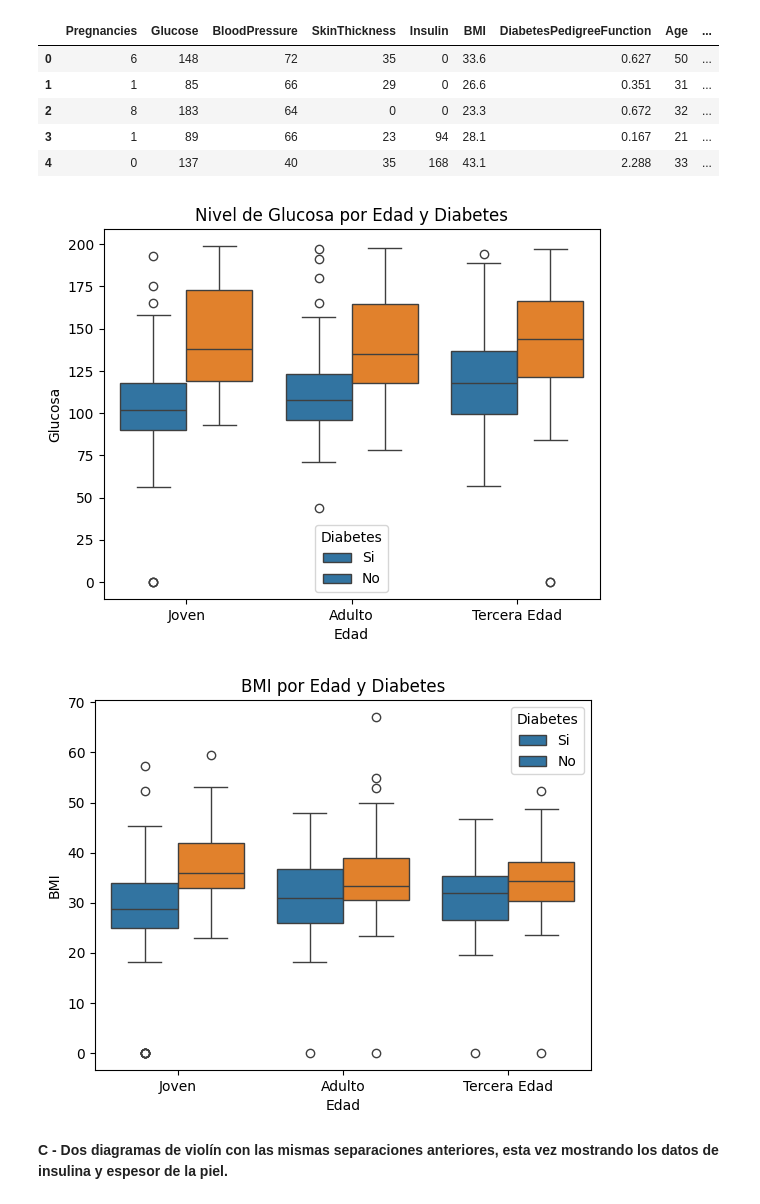
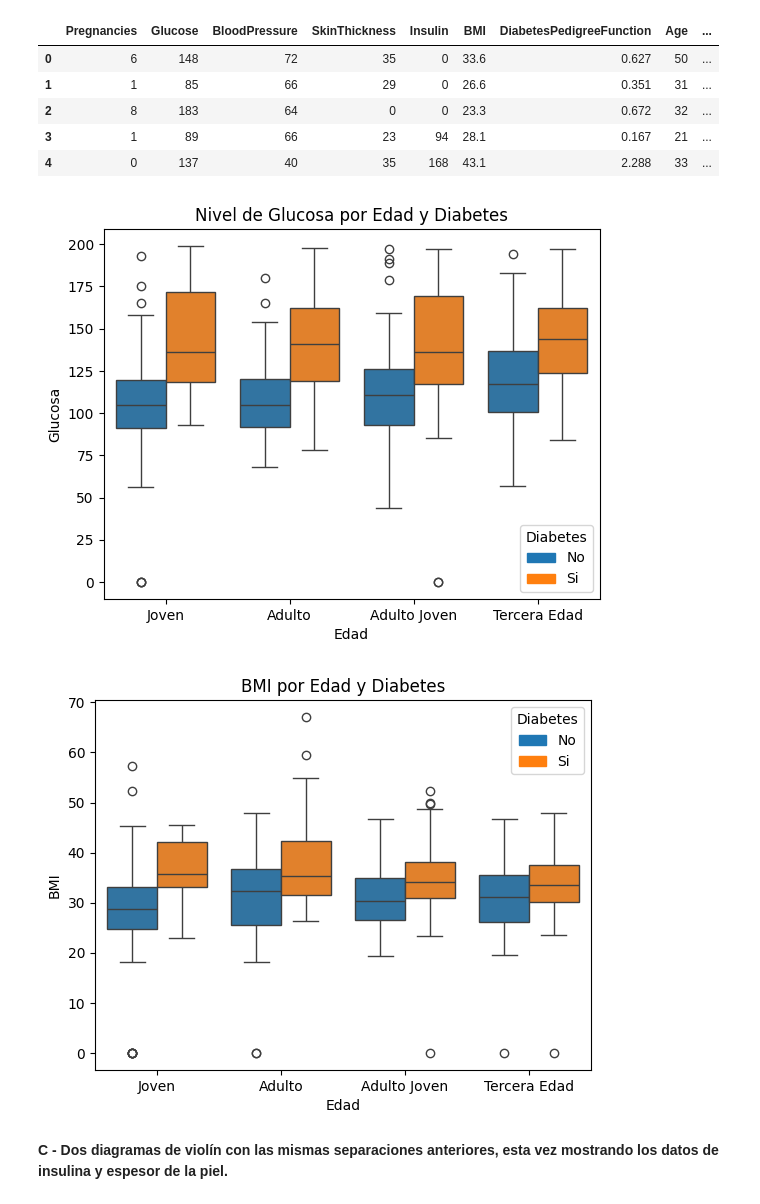
Before and after one commit to geeklogbook/utilities, a Jupyter notebook: python/mgds/1.3_dataviz/W4/Test2.ipynb, the cells around one changed output. Cells and saved outputs as stored; diff of their text form; code cells hidden in the pictures.

```diff
--- a/python/mgds/1.3_dataviz/W4/Test.ipynb
+++ b/python/mgds/1.3_dataviz/W4/Test2.ipynb
@@ -40,7 +41,7 @@ plt.show()
 # %% [markdown]
 **B - Dos diagramas de caja, donde se separan los pacientes en cuartiles según su edad y según si tienen o no diabetes, midiendo su nivel de glucosa y BMI (IMC).**
 # %%
-df["total_age_quantils"] = pd.qcut(df['Age'], q=3, labels=["Joven", "Adulto", "Tercera Edad"])
+df["total_age_quantils"] = pd.qcut(df['Age'], q=4, labels=["Joven", "Adulto", "Adulto Joven","Tercera Edad"])
 df.head(5)
 # %% [output]
 |  | Pregnancies | Glucose | BloodPressure | SkinThickness | Insulin | BMI | DiabetesPedigreeFunction | Age | ... |
@@ -49,27 +50,33 @@ df.head(5)
 | 2 | 8 | 183 | 64 | 0 | 0 | 23.3 | 0.672 | 32 | ... |
 | 3 | 1 | 89 | 66 | 23 | 94 | 28.1 | 0.167 | 21 | ... |
 | 4 | 0 | 137 | 40 | 35 | 168 | 43.1 | 2.288 | 33 | ... |
+# %%
+#Con este hanndle fijo el color para el boxplot
+handles = [
+    Patch(color=sns.color_palette()[0], label='No'),
+    Patch(color=sns.color_palette()[1], label='Si')
+]
 # %%
 #Glucosa
 #plt.figure(figsize=(8, 6))
 sns.boxplot(x='total_age_quantils', y='Glucose', hue='Outcome', data=df)
 plt.title('Nivel de Glucosa por Edad y Diabetes')
 plt.xlabel('Edad')
 plt.ylabel('Glucosa')
-plt.legend(title='Diabetes', labels=['Si', 'No'])
+plt.legend(title='Diabetes', handles=handles)
 plt.show()
 
 #BMI
 #plt.figure(figsize=(8, 6))
 sns.boxplot(x='total_age_quantils', y='BMI', hue='Outcome', data=df)
 plt.title('BMI por Edad y Diabetes')
 plt.xlabel('Edad')
 plt.ylabel('BMI')
-plt.legend(title='Diabetes', labels=['Si', 'No'])
+plt.legend(title='Diabetes', handles=handles)
 plt.show()
 # %% [output]
-[figure, old version]
+[figure, new version]
-[figure, old version]
+[figure, new version]
 # %% [markdown]
 **C - Dos diagramas de violín con las mismas separaciones anteriores, esta vez mostrando los datos de insulina y espesor de la piel.**
 # %%
```
Also changed, not shown: parts of 2 cells of this notebook, 1 other file.
